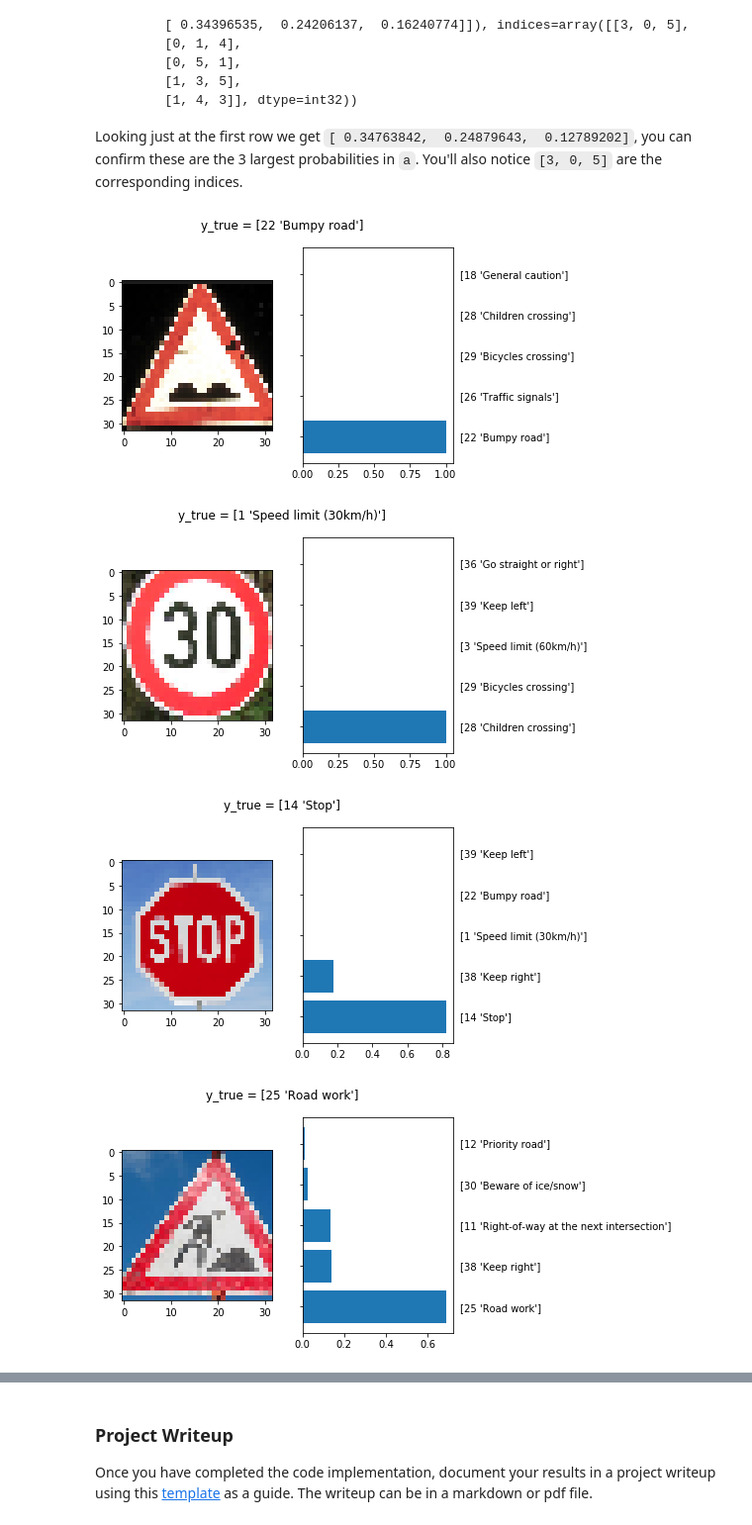
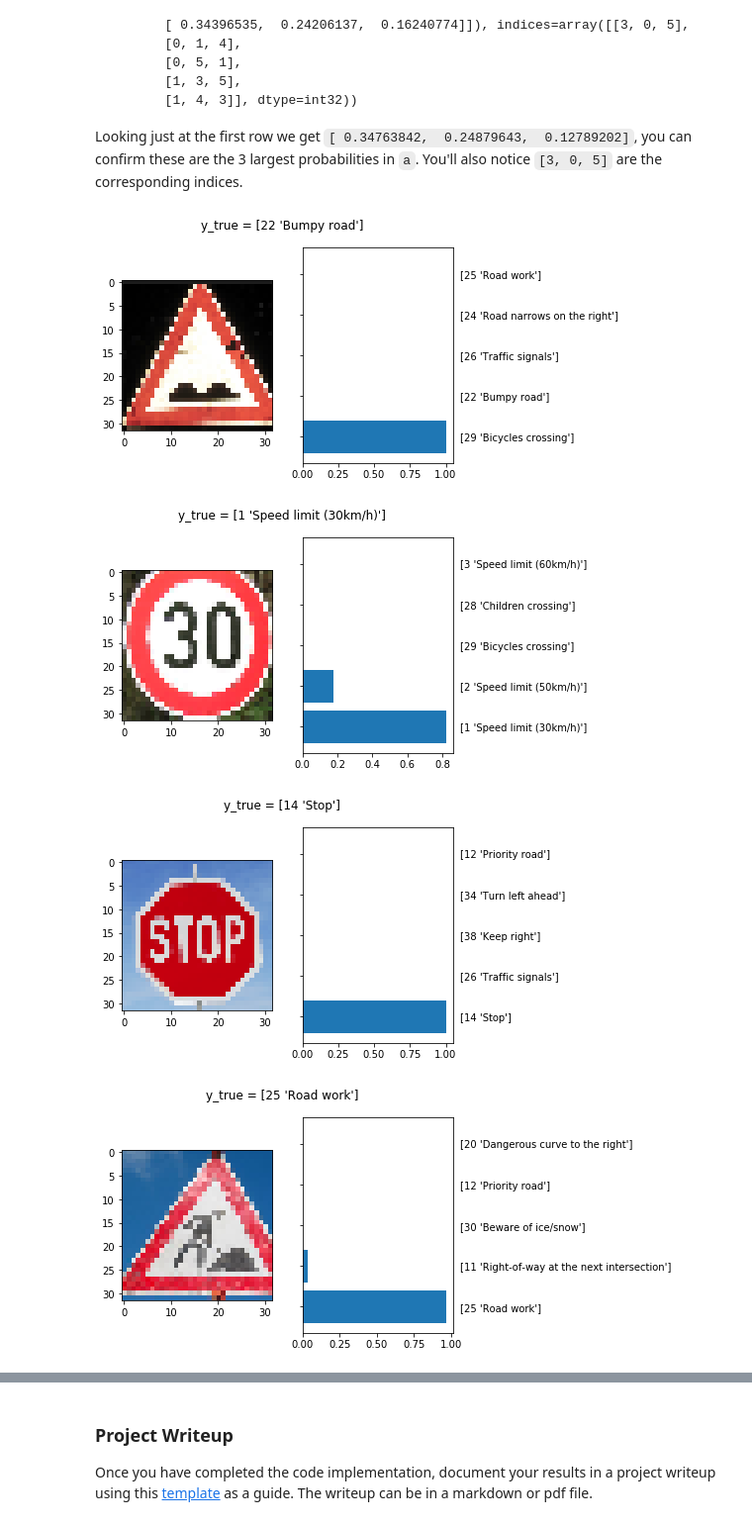
Before and after one commit to zhoujh30/CarND-Traffic-Sign-Classifier-Project, a Jupyter notebook: Traffic_Sign_Classifier.ipynb, the cells around one changed output, grey strips where cells are left out. Shown: that part at 99% size. Saved outputs shown, nothing was run; the diff lists cells and outputs as text; code cells hidden in the pictures.

```diff
--- a/Traffic_Sign_Classifier.ipynb
+++ b/Traffic_Sign_Classifier.ipynb
@@ -177,11 +182,7 @@ X_test = preprocess(X_test)
 # %%
 ### Define architecture
 
-import tensorflow as tf
-from tensorflow.contrib.layers import flatten
-
-
-EPOCHS = 36
+EPOCHS = 40
 BATCH_SIZE = 128
 
 
@@ -190,7 +191,7 @@ def LeNet(x):
     mu = 0
     sigma = 0.1
 
-    # Layer 1: Convolutional. Input = 32x32x3. Output = 28x28x48.
+    # Layer 1: Convolutional. Input = 32x32x1. Output = 28x28x48.
     conv1_W = tf.Variable(tf.truncated_normal(shape=(5, 5, 1, 48), mean = mu, stddev = sigma))
     conv1_b = tf.Variable(tf.zeros(48))
     conv1   = tf.nn.conv2d(x, conv1_W, strides=[1, 1, 1, 1], padding='VALID') + conv1_b
@@ -201,7 +202,7 @@ def LeNet(x):
     # Pooling. Input = 28x28x48. Output = 14x14x48.
     conv1 = tf.nn.max_pool(conv1, ksize=[1, 2, 2, 1], strides=[1, 2, 2, 1], padding='VALID')
 
-    # Layer 2: Convolutional. Output = 10x10x96.
+    # Layer 2: Convolutional. Input = 14x14x48. Output = 10x10x96.
     conv2_W = tf.Variable(tf.truncated_normal(shape=(5, 5, 48, 96), mean = mu, stddev = sigma))
     conv2_b = tf.Variable(tf.zeros(96))
     conv2   = tf.nn.conv2d(conv1, conv2_W, strides=[1, 1, 1, 1], padding='VALID') + conv2_b
@@ -213,7 +214,7 @@ def LeNet(x):
     conv2 = tf.nn.max_pool(conv2, ksize=[1, 2, 2, 1], strides=[1, 2, 2, 1], padding='VALID')
 
 
-    # Convolutional Layer. Input = 5x5x96. Output = 3x3x172.
+    # Layer 3: Convolutional. Input = 5x5x96. Output = 3x3x172.
     conv3_W = tf.Variable(tf.truncated_normal(shape=(3, 3, 96, 172), mean = mu, stddev = sigma))
     conv3_b = tf.Variable(tf.zeros([172]))
     conv3 = tf.nn.conv2d(conv2, conv3_W, strides=[1, 1, 1, 1], padding='VALID') + conv3_b
@@ -253,13 +254,12 @@ def LeNet(x):
 A validation set can be used to assess how well the model is performing. A low accuracy on the training and validation
 sets imply underfitting. A high accuracy on the training set but low accuracy on the validation set implies overfitting.
 # %%
-### Train your model here.
+### Train model.
 ### Calculate and report the accuracy on the training and validation set.
 ### Once a final model architecture is selected,
 ### the accuracy on the test set should be calculated and reported as well.
 ### Feel free to use as many code cells as needed.
 
-from sklearn.utils import shuffle
 
 X_train, y_train = shuffle(X_train, y_train)
 
@@ -269,7 +269,7 @@ y = tf.placeholder(tf.int32, (None))
 one_hot_y = tf.one_hot(y, 43)
 
 #Training Pipeline
-rate = 0.001
+rate = 0.0008
 logits = LeNet(x)
 cross_entropy = tf.nn.softmax_cross_entropy_with_logits(labels=one_hot_y, logits=logits)
 loss_operation = tf.reduce_mean(cross_entropy)
@@ -291,7 +291,7 @@ def evaluate(X_data, y_data):
         total_accuracy += (accuracy * len(batch_x))
     return total_accuracy / num_examples
 
-#Train the Model
+#Train the Model and print the validation accuracy
 with tf.Session() as sess:
     sess.run(tf.global_variables_initializer())
     num_examples = len(X_train)
@@ -313,7 +313,7 @@ with tf.Session() as sess:
     saver.save(sess, './lenet')
     print("Model saved")
 
-#Evaluate the Model
+#Evaluate the Model and print the test accuracy
 with tf.Session() as sess:
     saver.restore(sess, tf.train.latest_checkpoint('.'))
 
@@ -470,25 +460,23 @@ TopKV2(values=array([[ 0.34763842,  0.24879643,  0.12789202],
 Looking just at the first row we get `[ 0.34763842,  0.24879643,  0.12789202]`, you can confirm these are the 3 largest probabilities in `a`. You'll also notice `[3, 0, 5]` are the corresponding indices.
 # %%
 ### Print out the top five softmax probabilities for the predictions on the German traffic sign images found on the web.
-### Feel free to use as many code cells as needed.
 
-TOP_K = 5
+Num = 5
 
 with tf.Session() as sess:
     saver.restore(sess, tf.train.latest_checkpoint('.'))
-    top = sess.run(tf.nn.top_k(tf.nn.softmax(logits), k=TOP_K), feed_dict={x:new_signs2})
+    top = sess.run(tf.nn.top_k(tf.nn.softmax(logits), k=Num), feed_dict={x:new_signs2})
 
 for i in range(len(files)):
     f, (ax1, ax2) = plt.subplots(1, 2, sharey=False, sharex=False)
-    # last image is not in training set
     f.suptitle("y_true = {}".format(sign_names[labels[i]]))
     ax1.imshow(new_signs[i])
-    ax2.barh(range(TOP_K), top.values[i], align='center')
-    ax2.set_yticks(range(TOP_K))
+    ax2.barh(range(Num), top.values[i], align='center')
+    ax2.set_yticks(range(Num))
     ax2.set_yticklabels( sign_names[top[1][i].astype(int)])
     ax2.tick_params(labelleft='off' , labelright='on')
 # %% [output]
-[figure, old version]
+[figure, new version]
-[figure, old version]
+[figure, new version]
-[figure, old version]
+[figure, new version]
-[figure, old version]
+[figure, new version]
```
Also changed, not shown: parts of 9 cells of this notebook, 2 other files.
